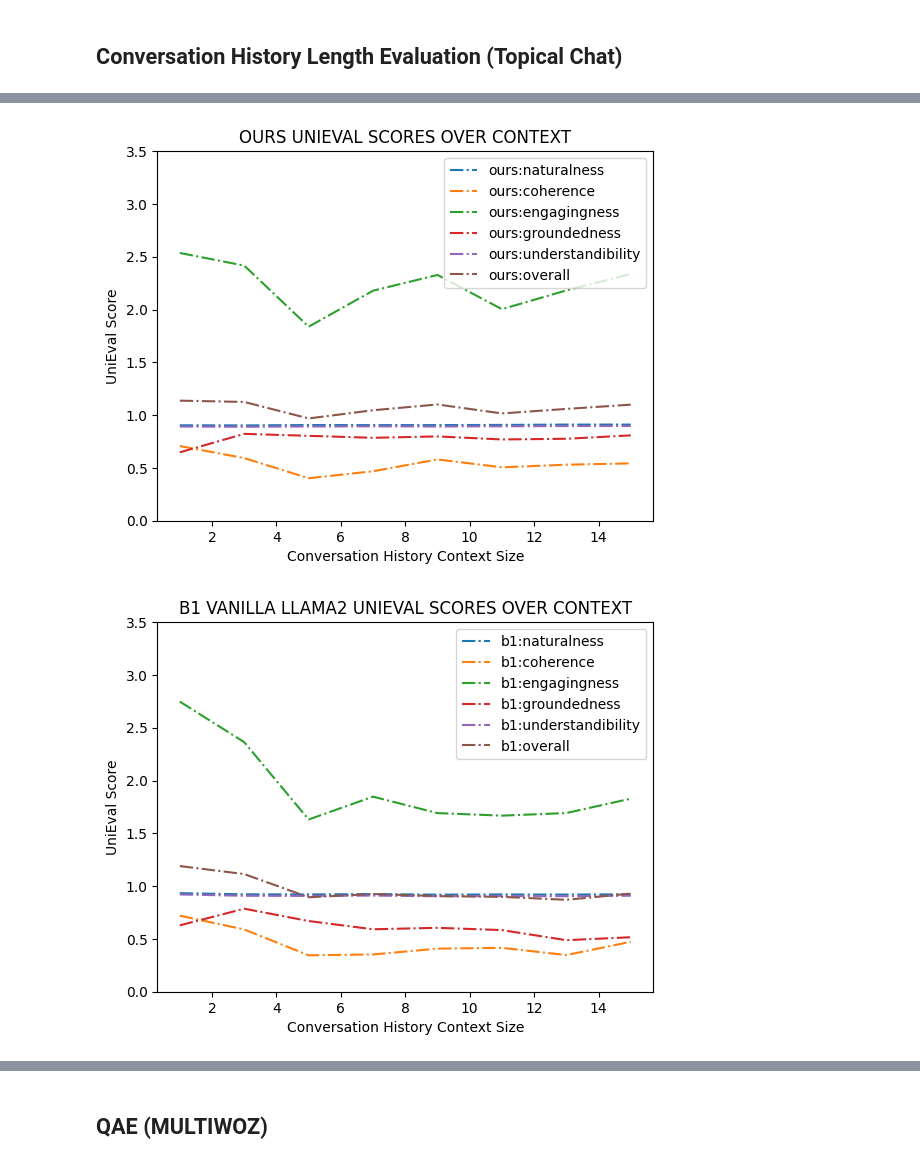
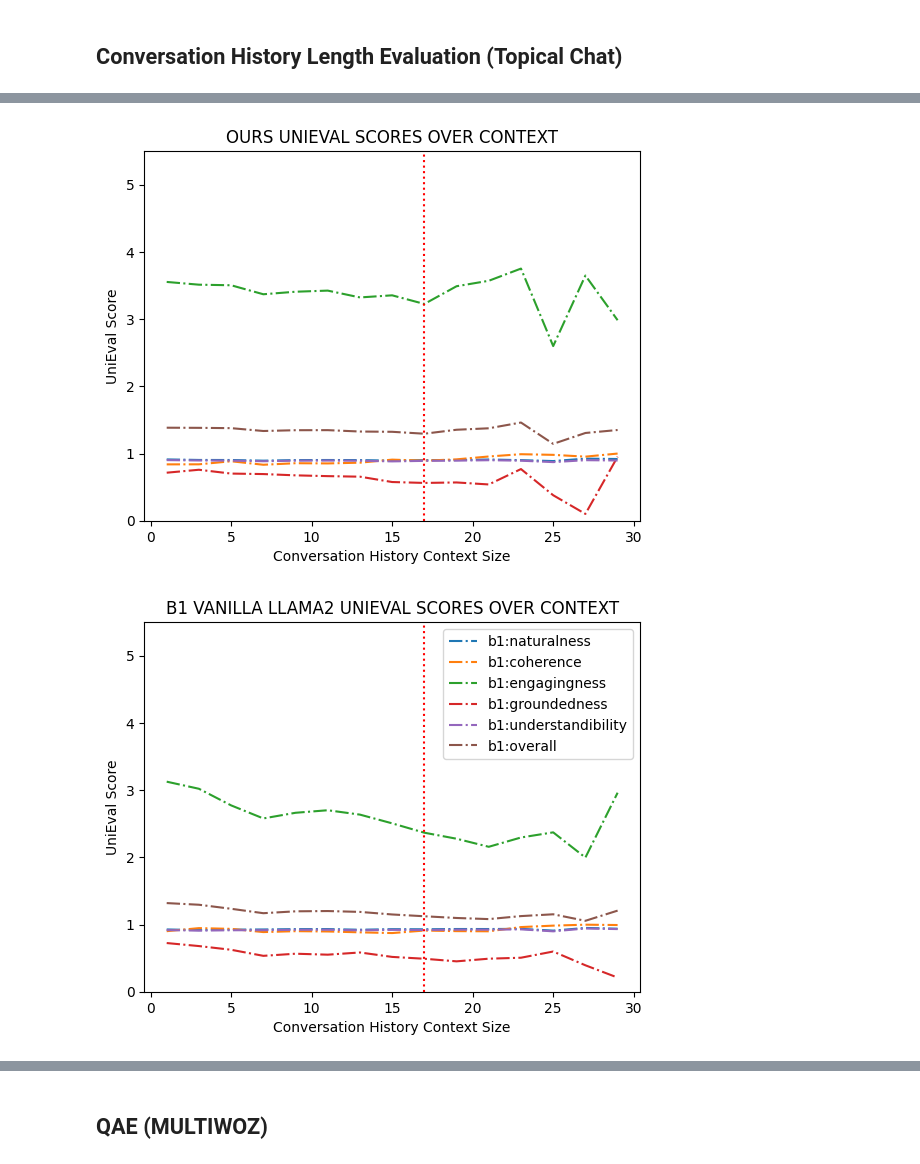
Before and after one commit to TrevorAshby/Topic-Responder, a Jupyter notebook: V2/evaluation/analysis_mini.ipynb, the cells around one changed output, grey strips where cells are left out. Saved outputs shown, nothing was run; the diff lists cells and outputs as text; code cells hidden in the pictures.

```diff
--- a/V2/evaluation/analysis_mini.ipynb
+++ b/V2/evaluation/analysis_mini.ipynb
@@ -2,8 +2,9 @@
 import json
 import matplotlib.pyplot as plt
 # %%
-ds = json.loads(open('./eval_final2_01012024_complete_hist.json', 'r').read())
-ds_tiage = json.loads(open('./eval_final2_01012024_complete_tiage.json', 'r').read())
-ds_multiwoz = json.loads(open('./eval_final2_01022024_complete_multiwoz.json').read())
+ds = json.loads(open('./EVAL_FINAL_01282024_b1-4_topical_test_freq.json', 'r').read())
+ds2 = json.loads(open('./EVAL_FINAL_01272024_b1-4_topical_valid_freq.json', 'r').read())
+ds_tiage = json.loads(open('./EVAL_FINAL_01282024_b1-4_tiage.json', 'r').read())
+ds_multiwoz = json.loads(open('./EVAL_FINAL_01282024_b1-4_multiwoz.json').read())
 # %% [markdown]
 accumulative turn scores
@@ -272,13 +954,23 @@ for NTI in range(NUM_TURNS):
         b2_sum_bleu = 0
         b2_sum_rouge = [0,0,0,0]
 
+        b3_sum = [0,0,0,0,0,0]
+        b3_sum_bleu = 0
+        b3_sum_rouge = [0,0,0,0]
+
+        b4_sum = [0,0,0,0,0,0]
+        b4_sum_bleu = 0
+        b4_sum_rouge = [0,0,0,0]
+
         tot_num = 0
-        for inst in ds_tiage:
-            for i in ds_tiage[inst]:
+        for inst in ds_multiwoz:
+            for i in ds_multiwoz[inst]:
                 if i['user_in'].count('person1') + i['user_in'].count('person2') == NTI:
                     ours = i['ours']
                     b1 = i['b1(vanilla)']
                     b2 = i['b2(ott)']
+                    b3 = i['b3(vicuna)']
+                    b4 = i['b4(chatgpt)']
                     #print(ours['unieval'])
                     o_sum = [sum(x) for x in zip(o_sum, ours['unieval'][0].values())]
                     o_sum_bleu += ours['bleu']
@@ -289,6 +981,13 @@ for NTI in range(NUM_TURNS):
 
                     b2_sum = [sum(x) for x in zip(b2_sum, b2['unieval'][0].values())]
                     b2_sum_bleu += b2['bleu']
+
+                    b3_sum = [sum(x) for x in zip(b3_sum, b3['unieval'][0].values())]
+                    b3_sum_bleu += b3['bleu']
+
+                    b4_sum = [sum(x) for x in zip(b4_sum, b4['unieval'][0].values())]
+                    b4_sum_bleu += b4['bleu']
+
                     tot_num += 1
 
         # print scores when they are all together
@@ -305,8 +1004,16 @@ for NTI in range(NUM_TURNS):
         print('b2 bleu: ', b2_sum_bleu/tot_num)
         print('b2 rouge: ', [o/tot_num for o in b2_sum_rouge])
         print()
+        print('b3: ', [b/tot_num for b in b3_sum])
+        print('b3 bleu: ', b3_sum_bleu/tot_num)
+        print('b3 rouge: ', [o/tot_num for o in b3_sum_rouge])
+        print()
+        print('b4: ', [b/tot_num for b in b4_sum])
+        print('b4 bleu: ', b4_sum_bleu/tot_num)
+        print('b4 rouge: ', [o/tot_num for o in b4_sum_rouge])
+        print()
         print(tot_num)
-        collection.append([NTI, [o/tot_num for o in o_sum], [b/tot_num for b in b1_sum], [b/tot_num for b in b2_sum], tot_num])
+        collection.append([NTI, [o/tot_num for o in o_sum], [b/tot_num for b in b1_sum], [b/tot_num for b in b2_sum], [b/tot_num for b in b3_sum], [b/tot_num for b in b4_sum], tot_num])
     except:
         continue
 # %% [output]
@@ -354,18 +1068,19 @@ plt.show()
 # %%
 plt.plot([c[0] for c in collection], [c[1][0] for c in collection], '-.', label='ours:naturalness')
 plt.plot([c[0] for c in collection], [c[1][1] for c in collection], '-.', label='ours:coherence')
 plt.plot([c[0] for c in collection], [c[1][2] for c in collection], '-.', label='ours:engagingness')
 plt.plot([c[0] for c in collection], [c[1][3] for c in collection], '-.', label='ours:groundedness')
 plt.plot([c[0] for c in collection], [c[1][4] for c in collection], '-.', label='ours:understandibility')
 plt.plot([c[0] for c in collection], [c[1][5] for c in collection], '-.', label='ours:overall')
+plt.axvline(x=17, ls=':', color='red')
 plt.title('OURS UNIEVAL SCORES OVER CONTEXT')
 plt.xlabel('Conversation History Context Size')
 plt.ylabel('UniEval Score')
-plt.ylim(0, 3.5)
-plt.legend()
+plt.ylim(0, 5.5)
+# plt.legend()
 plt.show()
 # %% [output]
-[figure, old version]
+[figure, new version]
 # %%
 plt.plot([c[0] for c in collection], [c[2][0] for c in collection], '-.', label='b1:naturalness')
 plt.plot([c[0] for c in collection], [c[2][1] for c in collection], '-.', label='b1:coherence')
@@ -373,14 +1088,15 @@ plt.plot([c[0] for c in collection], [c[2][2] for c in collection], '-.', label=
 plt.plot([c[0] for c in collection], [c[2][3] for c in collection], '-.', label='b1:groundedness')
 plt.plot([c[0] for c in collection], [c[2][4] for c in collection], '-.', label='b1:understandibility')
 plt.plot([c[0] for c in collection], [c[2][5] for c in collection], '-.', label='b1:overall')
+plt.axvline(x=17, ls=':', color='red')
 plt.title('B1 VANILLA LLAMA2 UNIEVAL SCORES OVER CONTEXT')
 plt.xlabel('Conversation History Context Size')
 plt.ylabel('UniEval Score')
-plt.ylim(0, 3.5)
+plt.ylim(0, 5.5)
 plt.legend()
 plt.show()
 # %% [output]
-[figure, old version]
+[figure, new version]
 # %%
 plt.plot([c[0] for c in collection], [c[3][0] for c in collection], '-.', label='b2:naturalness')
 plt.plot([c[0] for c in collection], [c[3][1] for c in collection], '-.', label='b2:coherence')
```
Also changed, not shown: parts of 61 cells of this notebook, 33 other files.
